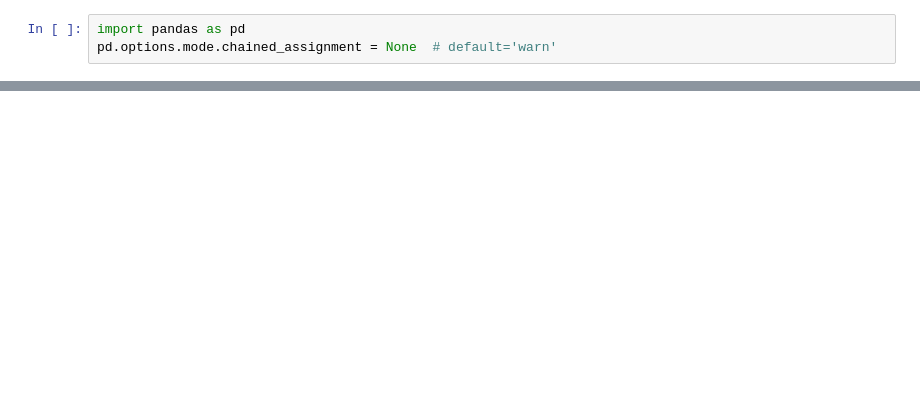
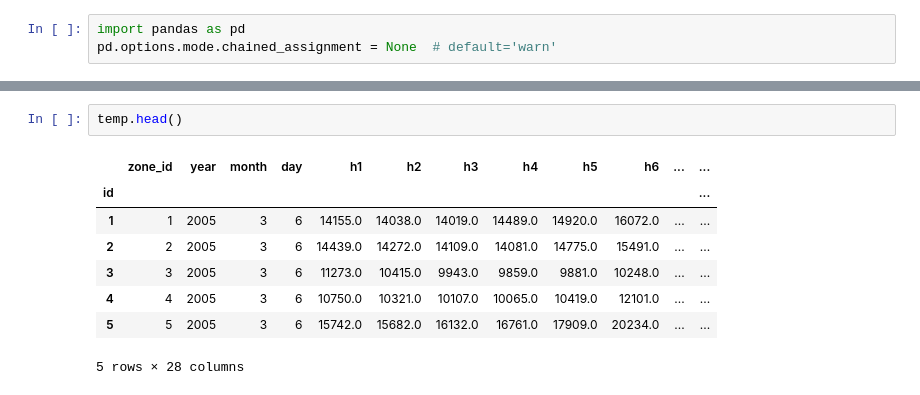
Before and after one commit to chance0523/20FirstSemester, a Jupyter notebook: smartgrid/hw6/Untitled.ipynb, the cells around one changed output, grey strips where cells are left out. Saved outputs shown, nothing was run; the diff lists cells and outputs as text; blank space fills up the shorter version.

```diff
--- a/smartgrid/hw6/Untitled.ipynb
+++ b/smartgrid/hw6/Untitled.ipynb
@@ -341,0 +110,11 @@ ValueError: Input contains NaN, infinity or a value too large for dtype('float64
+# %%
+temp.head()
+# %% [output]
+|  | zone_id | year | month | day | h1 | h2 | h3 | h4 | h5 | h6 | ... | ... |
+| id |  |  |  |  |  |  |  |  |  |  |  | ... |
+| 1 | 1 | 2005 | 3 | 6 | 14155.0 | 14038.0 | 14019.0 | 14489.0 | 14920.0 | 16072.0 | ... | ... |
+| 2 | 2 | 2005 | 3 | 6 | 14439.0 | 14272.0 | 14109.0 | 14081.0 | 14775.0 | 15491.0 | ... | ... |
+| 3 | 3 | 2005 | 3 | 6 | 11273.0 | 10415.0 | 9943.0 | 9859.0 | 9881.0 | 10248.0 | ... | ... |
+| 4 | 4 | 2005 | 3 | 6 | 10750.0 | 10321.0 | 10107.0 | 10065.0 | 10419.0 | 12101.0 | ... | ... |
+| 5 | 5 | 2005 | 3 | 6 | 15742.0 | 15682.0 | 16132.0 | 16761.0 | 17909.0 | 20234.0 | ... | ... |
+5 rows × 28 columns
```
Also changed, not shown: parts of 66 cells of this notebook, 13 other files.
